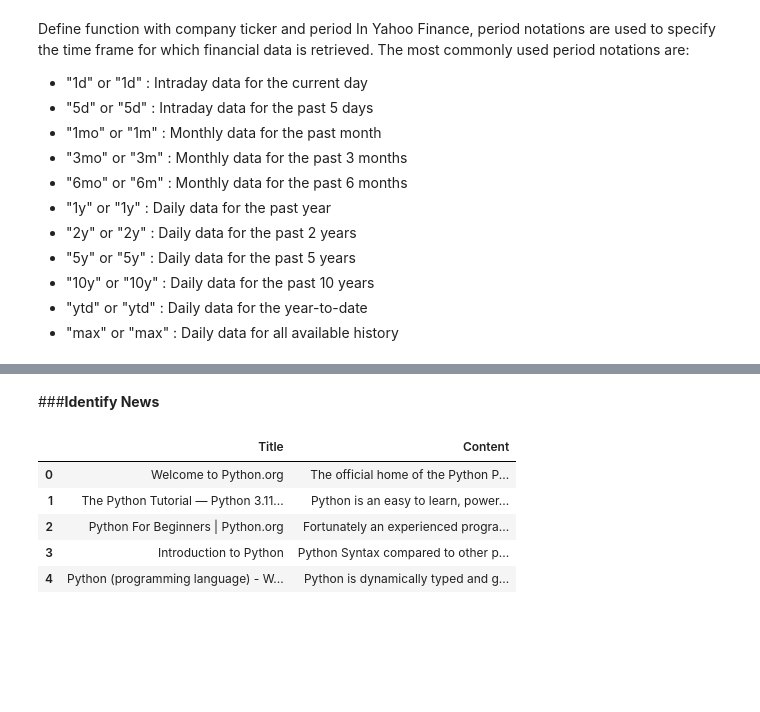
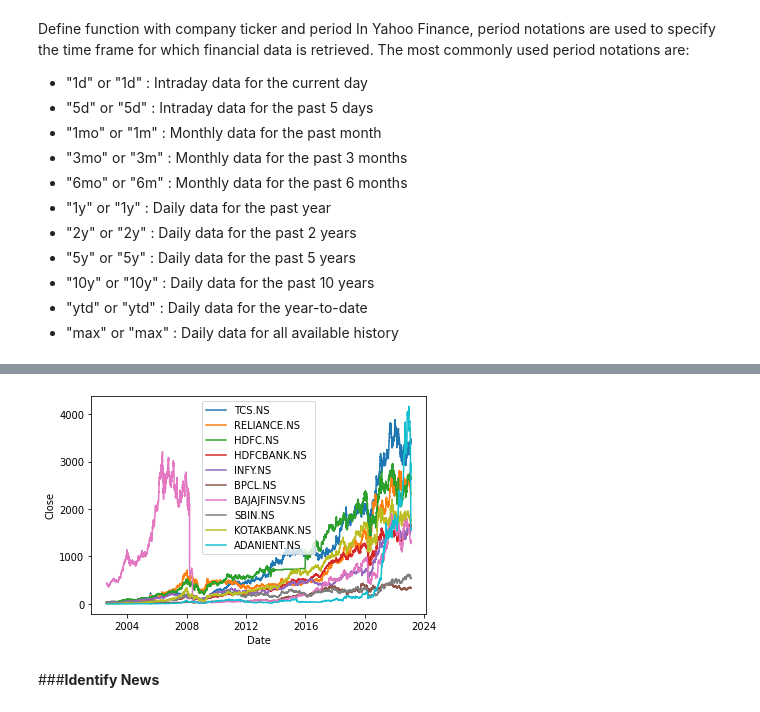
Before and after one commit to karanpk02/Stock-Pattern-, a Jupyter notebook: Stock_Price_Events.ipynb, the cells around one changed output, grey strips where cells are left out. Saved outputs shown, nothing was run; the diff lists cells and outputs as text; code cells hidden in the pictures; blank space fills up the shorter version.

```diff
--- a/Stock_Price_Events.ipynb
+++ b/Stock_Price_Events.ipynb
@@ -124,3 +172,23 @@ collect_date(companies)
+# %%
+import yfinance as yf
+import pandas as pd
+import matplotlib.pyplot as plt
+
+companies = ["TCS.NS", "RELIANCE.NS", "HDFC.NS", "HDFCBANK.NS", "INFY.NS", "BPCL.NS", "BAJAJFINSV.NS", "SBIN.NS", "KOTAKBANK.NS", "ADANIENT.NS"]
+df = pd.DataFrame()
+for company in companies:
+    data = yf.Ticker(company).history(period="max")
+    df[company] = data["Close"]
+
+for company in companies:
+    plt.plot(df.index, df[company], label=company)
+
+plt.xlabel("Date")
+plt.ylabel("Close")
+plt.legend()
+plt.show()
+# %% [output]
+[figure, added]
 # %%
 # ##Sample time series generator
 # np.random.seed(0)
@@ -151,19 +219,20 @@ import requests
 import pandas as pd
 import json
 
+a = input("Write date in dd-month-yyyy: ")
 # Define your API key and custom search engine ID
-api_key = 'Your_api'
-cx = 'you serch engine_id'
+api_key = 'AIzaSyCHsMEXGzjSDRleN4XASlU7SQPByWWjHps' # 'Your_api'
+cx = '30c2305beb281457b' #'you serch engine_id'
 
 # Define the search query
-query = "Python programming"
+query = "Recent news's in india on"+a
 
 # Define the parameters for the API request
 params = {
     'q': query,
     'key': api_key,
     'cx': cx,
-    'num': 5
+    'num': 10
 }
 
 # Make the API request
@@ -184,10 +253,3 @@ for item in data['items']:
 # Create a DataFrame from the results
 df = pd.DataFrame(results, columns = ['Title', 'Content'])
 df
-# %% [output]
-|  | Title | Content |
-| 0 | Welcome to Python.org | The official home of the Python P... |
-| 1 | The Python Tutorial — Python 3.11... | Python is an easy to learn, power... |
-| 2 | Python For Beginners | Python.org | Fortunately an experienced progra... |
-| 3 | Introduction to Python | Python Syntax compared to other p... |
-| 4 | Python (programming language) - W... | Python is dynamically typed and g... |
```
Also changed, not shown: parts of 6 cells of this notebook.
